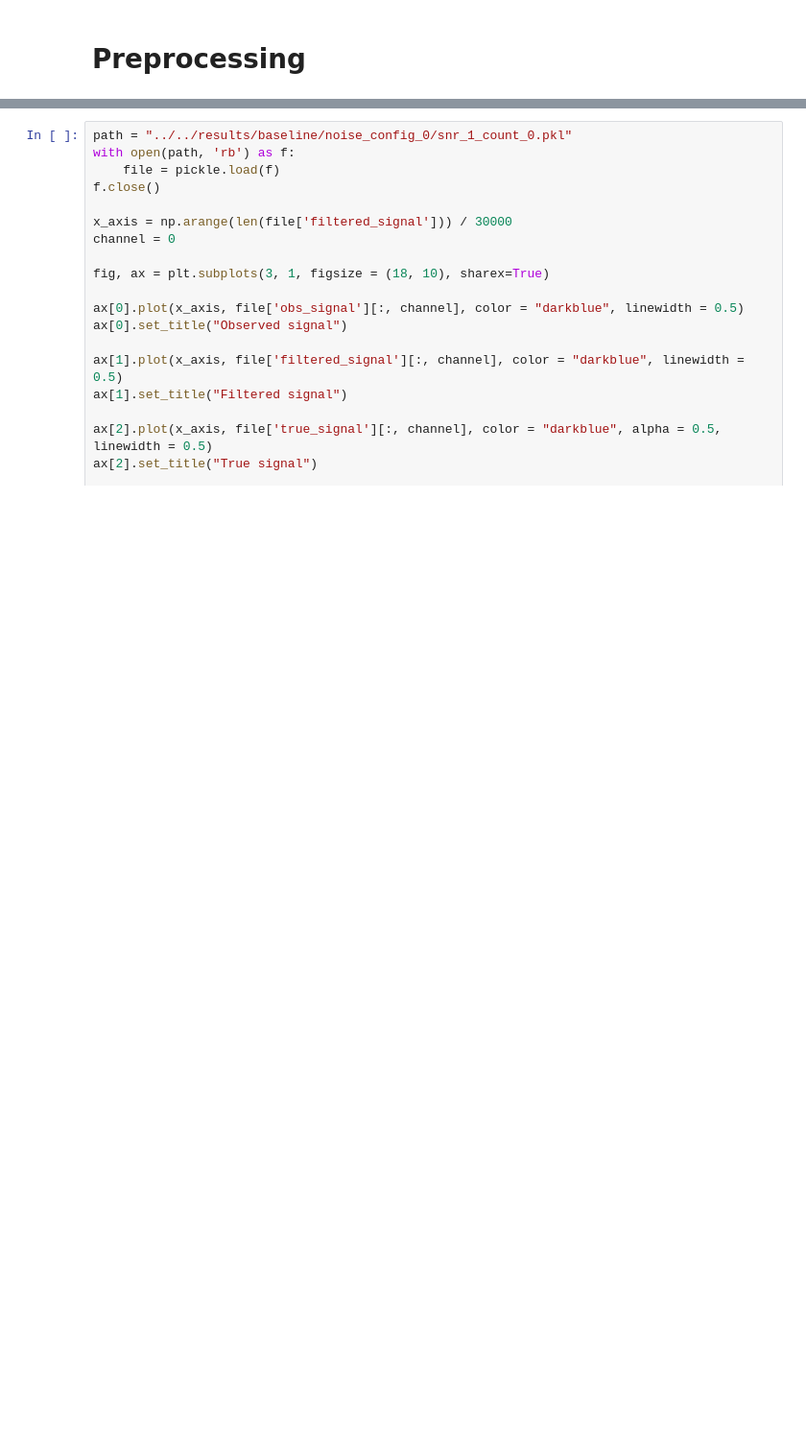
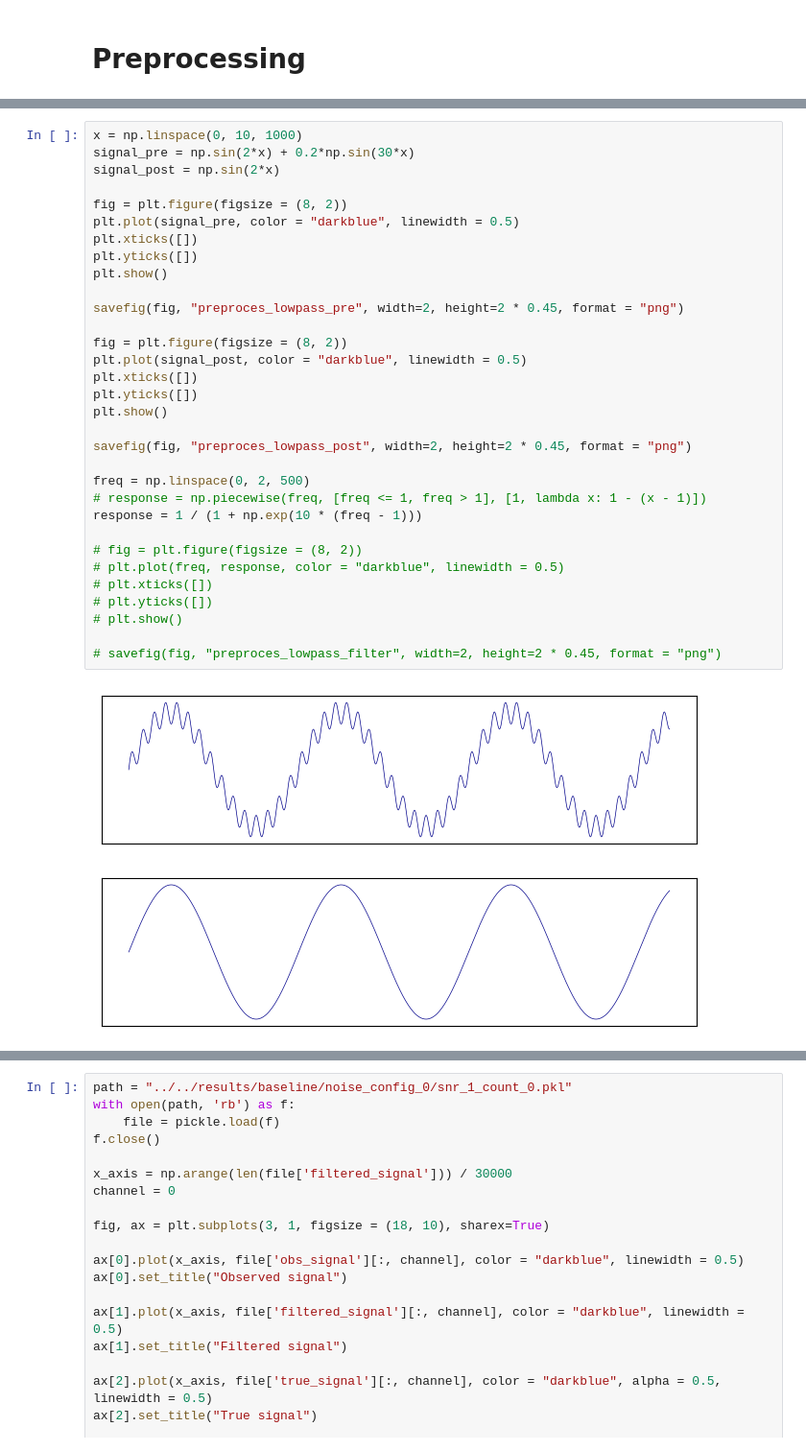
Before and after one commit to TheresaDF/NeuronSpikeEye, a Jupyter notebook: src/visualizations/preprocessing.ipynb, the cells around one changed output, grey strips where cells are left out. Shown: that part at 96% size. Drawn from its saved outputs; the diff is of its cells as text; blank space fills up the shorter version.

```diff
--- a/src/visualizations/preprocessing.ipynb
+++ b/src/visualizations/preprocessing.ipynb
@@ -38,0 +56,35 @@ sns.set_theme()
+# %%
+x = np.linspace(0, 10, 1000)
+signal_pre = np.sin(2*x) + 0.2*np.sin(30*x)
+signal_post = np.sin(2*x)
+
+fig = plt.figure(figsize = (8, 2))
+plt.plot(signal_pre, color = "darkblue", linewidth = 0.5)
+plt.xticks([])
+plt.yticks([])
+plt.show()
+
+savefig(fig, "preproces_lowpass_pre", width=2, height=2 * 0.45, format = "png")
+
+fig = plt.figure(figsize = (8, 2))
+plt.plot(signal_post, color = "darkblue", linewidth = 0.5)
+plt.xticks([])
+plt.yticks([])
+plt.show()
+
+savefig(fig, "preproces_lowpass_post", width=2, height=2 * 0.45, format = "png")
+
+freq = np.linspace(0, 2, 500)
+# response = np.piecewise(freq, [freq <= 1, freq > 1], [1, lambda x: 1 - (x - 1)])
+response = 1 / (1 + np.exp(10 * (freq - 1)))
+
+# fig = plt.figure(figsize = (8, 2))
+# plt.plot(freq, response, color = "darkblue", linewidth = 0.5)
+# plt.xticks([])
+# plt.yticks([])
+# plt.show()
+
+# savefig(fig, "preproces_lowpass_filter", width=2, height=2 * 0.45, format = "png")
+# %% [output]
+[figure, added]
+[figure, added]
```
Also changed, not shown: parts of 8 cells of this notebook, 2 other files.
